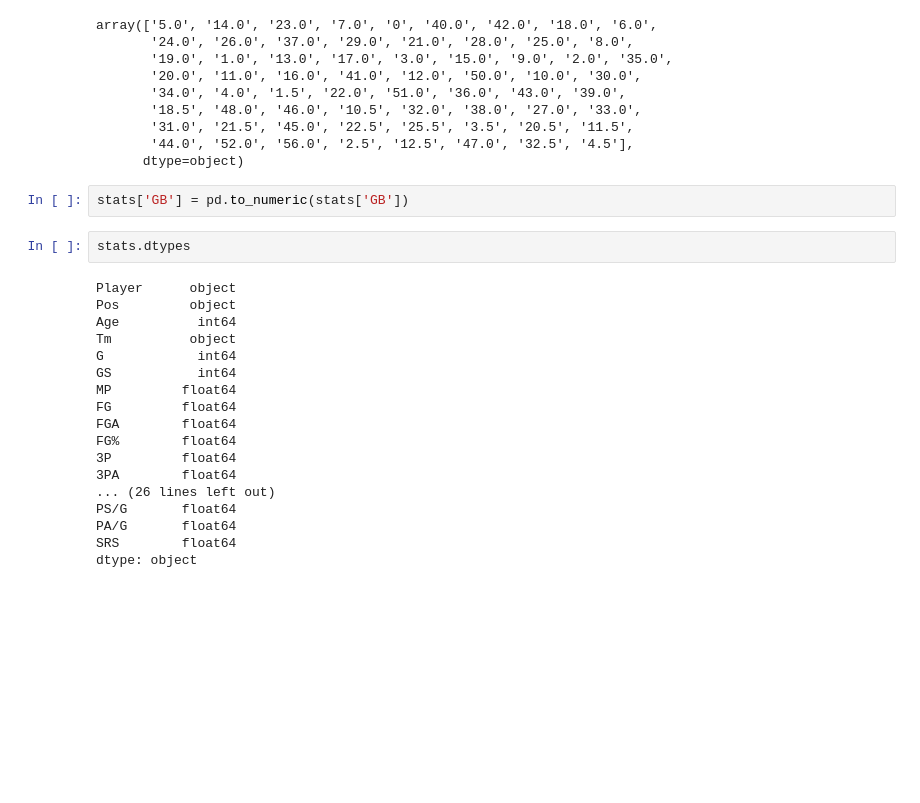
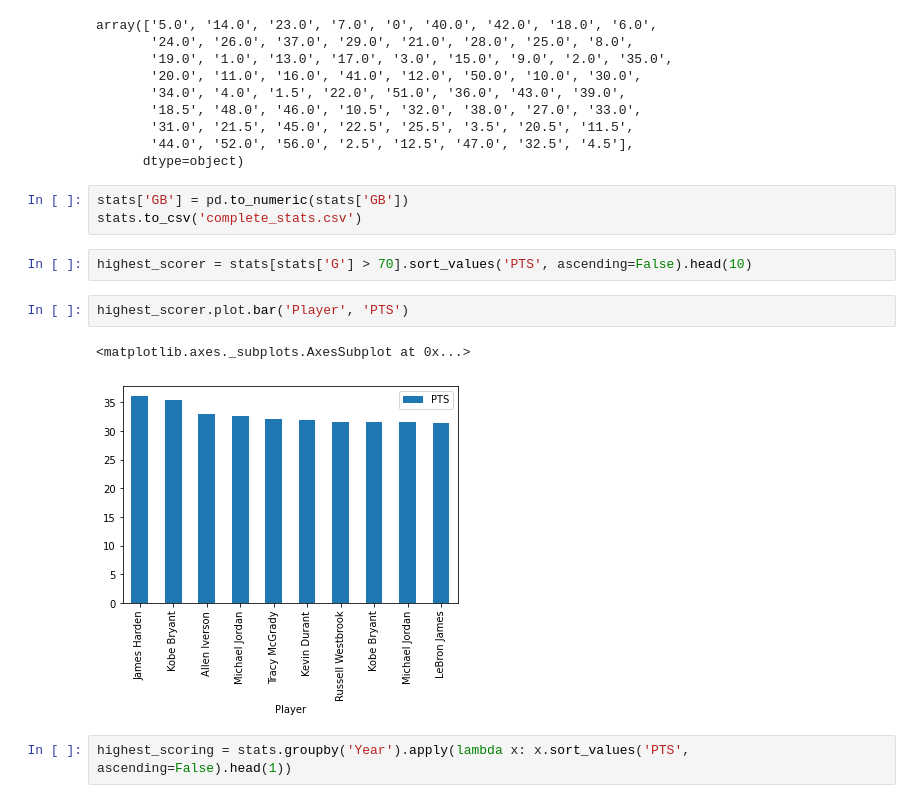
Before and after one commit to aryanindarapu/nba-mvp, a Jupyter notebook: data_cleaning.ipynb, the cells around one changed output. Drawn from its saved outputs; the diff is of its cells as text; blank space fills up the shorter version.

```diff
--- a/data_cleaning.ipynb
+++ b/data_cleaning.ipynb
@@ -65,23 +65,13 @@ array(['5.0', '14.0', '23.0', '7.0', '0', '40.0', '42.0', '18.0', '6.0',
       dtype=object)
 # %%
 stats['GB'] = pd.to_numeric(stats['GB'])
+stats.to_csv('complete_stats.csv')
-# %%
-stats.dtypes
-# %% [output]
-Player      object
-Pos         object
-Age          int64
-Tm          object
-G            int64
-GS           int64
-MP         float64
-FG         float64
-FGA        float64
-FG%        float64
-3P         float64
-3PA        float64
-... (26 lines left out)
-PS/G       float64
-PA/G       float64
-SRS        float64
-dtype: object
+# %%
+highest_scorer = stats[stats['G'] > 70].sort_values('PTS', ascending=False).head(10)
+# %%
+highest_scorer.plot.bar('Player', 'PTS')
+# %% [output]
+<matplotlib.axes._subplots.AxesSubplot at 0x...>
+[figure, added]
+# %%
+highest_scoring = stats.groupby('Year').apply(lambda x: x.sort_values('PTS', ascending=False).head(1))
```
Also changed, not shown: parts of 2 cells of this notebook, 1 other file.
